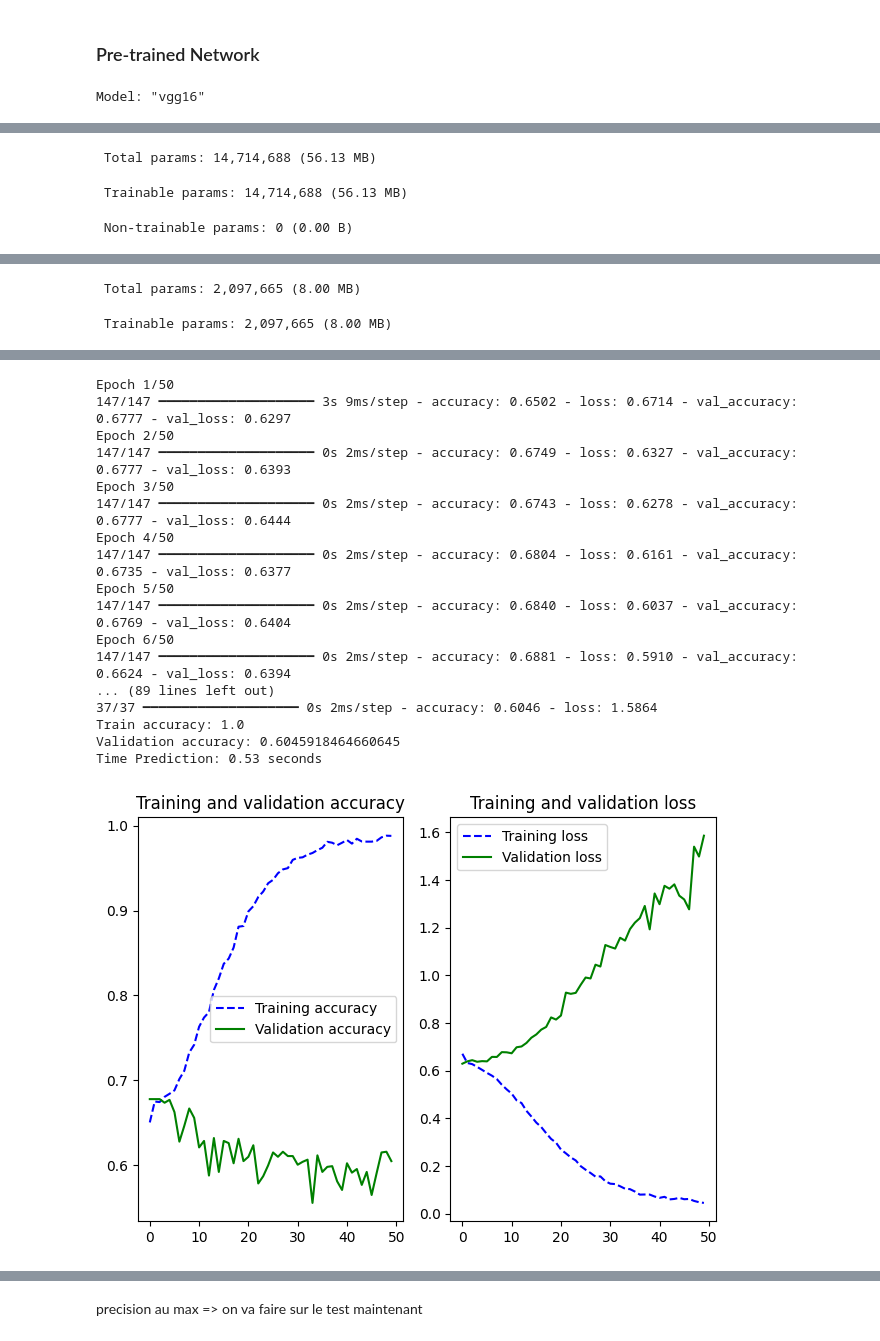
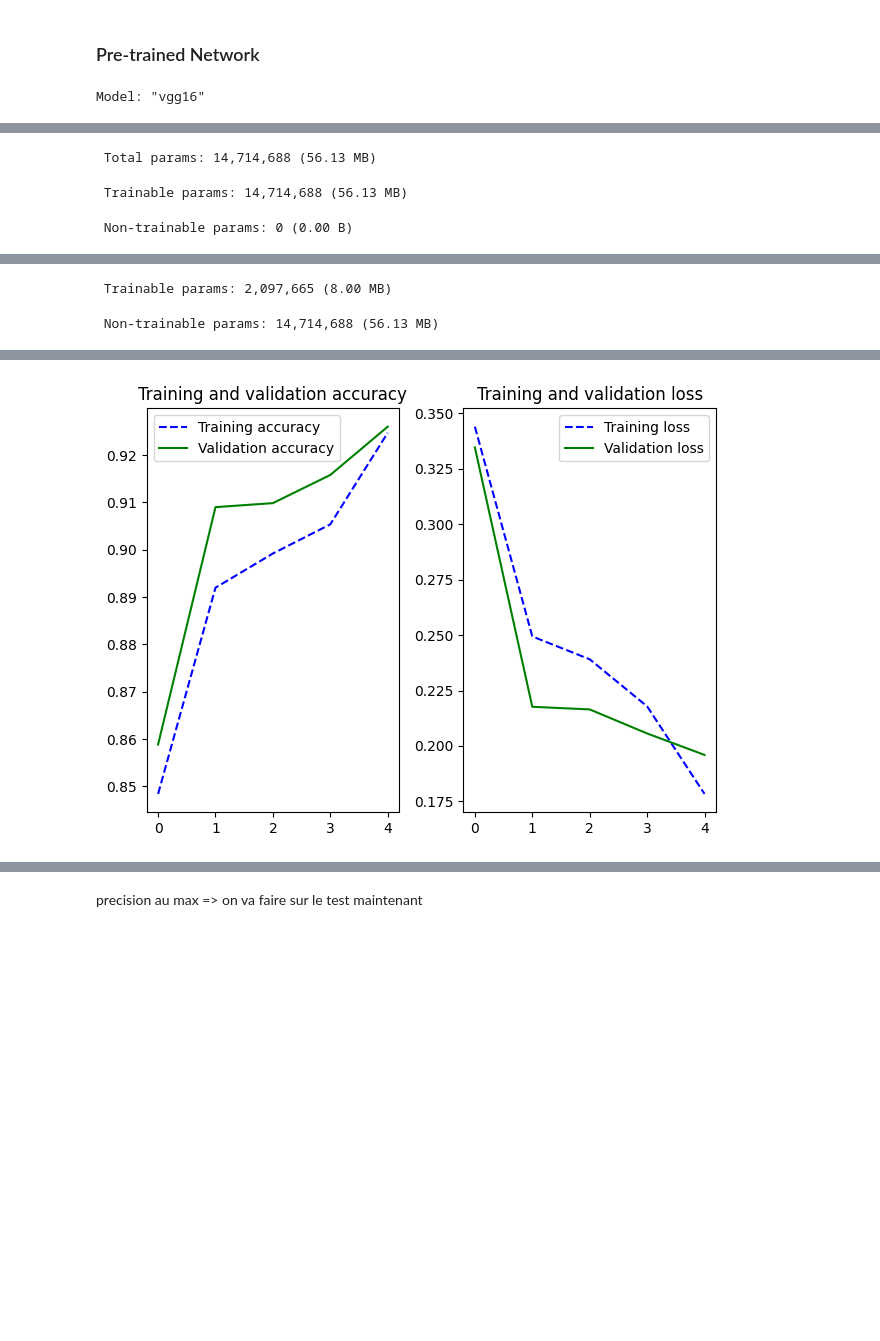
Before and after one commit to albanevergnes/HDDL, a Jupyter notebook: Rapport_Projet1.ipynb, the cells around one changed output, grey strips where cells are left out. Drawn from its saved outputs; the diff is of its cells as text; code cells hidden in the pictures; blank space fills up the shorter version.

```diff
--- a/Rapport_Projet1.ipynb
+++ b/Rapport_Projet1.ipynb
@@ -764,11 +785,11 @@ conv_base = VGG16(
 
 conv_base.summary()
 
-train_features = conv_base.predict(train_gen_aug)
-train_features = np.reshape(train_features,(train_features.shape[0], -1))
+#train_features = conv_base.predict(train_gen_aug)
+#train_features = np.reshape(train_features,(train_features.shape[0], -1))
 
-validation_features = conv_base.predict(val_generator)
-validation_features = np.reshape(validation_features,(validation_features.shape[0], -1))
+#validation_features = conv_base.predict(val_generator)
+#validation_features = np.reshape(validation_features,(validation_features.shape[0], -1))
 
 #train_data = train_df.to_numpy()
 #y_train = np.array([int(numeric_string) for numeric_string in train_data[:,2]]) -1
@@ -776,23 +797,27 @@ validation_features = np.reshape(validation_features,(validation_features.shape[
 #validation_data = val_df.to_numpy()
 #y_validation = np.array([int(numeric_string) for numeric_string in validation_data[:,2]]) -1
 
-y_train = train_df['SPECIES'].values - 1
+#y_train = train_df['SPECIES'].values - 1
 
 
-y_validation = val_df['SPECIES'].values - 1
+#y_validation = val_df['SPECIES'].values - 1
 
 # Construction de la tête de classification
-vgg_mlp = Sequential()
-vgg_mlp.add( Input((train_features.shape[1],)) )
-vgg_mlp.add(Dense(256, activation='relu'))
-vgg_mlp.add(Dropout(0.5))
-vgg_mlp.add(Dense(1, activation='sigmoid'))
+vgg_combined= Sequential()
+vgg_combined.add(Input(shape=(img_width, img_height, 3)))
+vgg_combined.add(conv_base)
+vgg_combined.add(Flatten())
+vgg_combined.add(Dense(256, activation='relu'))
+#vgg_combined.add(Dropout(0.5))
+vgg_combined.add(Dense(1, activation='sigmoid'))
 
-vgg_mlp.summary()
+conv_base.trainable=False
+
+vgg_combined.summary()
 
 # Compilation
-epochs = 50
-vgg_mlp.compile(
+epochs = 5
+vgg_combined.compile(
     loss='binary_crossentropy',
     optimizer=Adam(learning_rate=3e-4),
     metrics=['accuracy']
@@ -800,24 +825,24 @@ vgg_mlp.compile(
 
 # Entraînement
 
-t_learning_vgg_mlp = time.time()
+t_learning_vgg_combined = time.time()
 
-vgg_mlp_history = vgg_mlp.fit(
-    train_features, y_train,
-    validation_data=(validation_features, y_validation),
+vgg_combined_history = vgg_combined.fit(
+    train_gen_aug,
+    validation_data= val_generator,
     epochs=epochs,
 )
-t_prediction_vgg_mlp = time.time()
+t_prediction_vgg_combined = time.time()
 
-score_vgg_mlp_train = vgg_mlp.evaluate(train_features, y_train)
-score_vgg_mlp_validation = vgg_mlp.evaluate(validation_features, y_validation)
+score_vgg_combined_train = vgg_combined.evaluate(train_gen_aug)
+score_vgg_combined_validation = vgg_combined.evaluate(val_generator)
 
-t_prediction_vgg_mlp = time.time() - t_prediction_vgg_mlp
+t_prediction_vgg_combined = time.time() - t_prediction_vgg_combined
 
-print('Train accuracy:', score_vgg_mlp_train[1])
-print('Validation accuracy:', score_vgg_mlp_validation[1])
-print("Time Prediction: %.2f seconds" % t_prediction_vgg_mlp )
-plot_training_analysis(vgg_mlp_history)
+print('Train accuracy:', score_vgg_combined_train[1])
+print('Validation accuracy:', score_vgg_combined_validation[1])
+print("Time Prediction: %.2f seconds" % t_prediction_vgg_combined )
+plot_training_analysis(vgg_combined_history)
 # %% [output]
 Model: "vgg16"
 ┏━━━━━━━━━━━━━━━━━━━━━━━━━━━━━━━━━┳━━━━━━━━━━━━━━━━━━━━━━━━┳━━━━━━━━━━━━━━━┓
@@ -855,2 +881,2 @@ Model: "sequential_15"
- Total params: 2,097,665 (8.00 MB)
+ Trainable params: 2,097,665 (8.00 MB)
- Trainable params: 2,097,665 (8.00 MB)
+ Non-trainable params: 14,714,688 (56.13 MB)
@@ -858,18 +898 @@ Model: "sequential_15"
-Epoch 1/50
-147/147 ━━━━━━━━━━━━━━━━━━━━ 3s 9ms/step - accuracy: 0.6502 - loss: 0.6714 - val_accuracy: 0.6777 - val_loss: 0.6297
-Epoch 2/50
-147/147 ━━━━━━━━━━━━━━━━━━━━ 0s 2ms/step - accuracy: 0.6749 - loss: 0.6327 - val_accuracy: 0.6777 - val_loss: 0.6393
-Epoch 3/50
-147/147 ━━━━━━━━━━━━━━━━━━━━ 0s 2ms/step - accuracy: 0.6743 - loss: 0.6278 - val_accuracy: 0.6777 - val_loss: 0.6444
-Epoch 4/50
-147/147 ━━━━━━━━━━━━━━━━━━━━ 0s 2ms/step - accuracy: 0.6804 - loss: 0.6161 - val_accuracy: 0.6735 - val_loss: 0.6377
-Epoch 5/50
-147/147 ━━━━━━━━━━━━━━━━━━━━ 0s 2ms/step - accuracy: 0.6840 - loss: 0.6037 - val_accuracy: 0.6769 - val_loss: 0.6404
-Epoch 6/50
-147/147 ━━━━━━━━━━━━━━━━━━━━ 0s 2ms/step - accuracy: 0.6881 - loss: 0.5910 - val_accuracy: 0.6624 - val_loss: 0.6394
-... (89 lines left out)
-37/37 ━━━━━━━━━━━━━━━━━━━━ 0s 2ms/step - accuracy: 0.6046 - loss: 1.5864
-Train accuracy: 1.0
-Validation accuracy: 0.6045918464660645
-Time Prediction: 0.53 seconds
-[figure, old version]
+[figure, new version]
```
Also changed, not shown: parts of 24 cells of this notebook.
